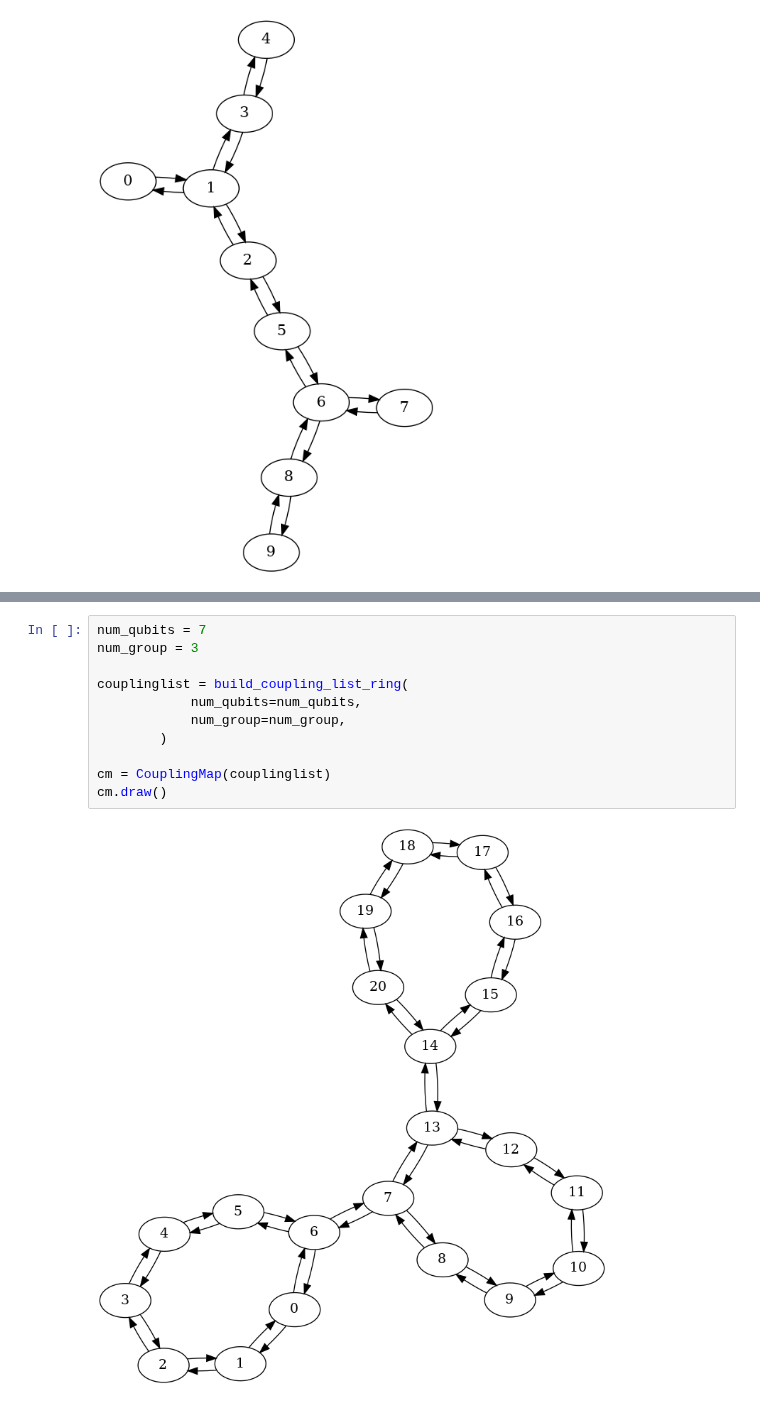
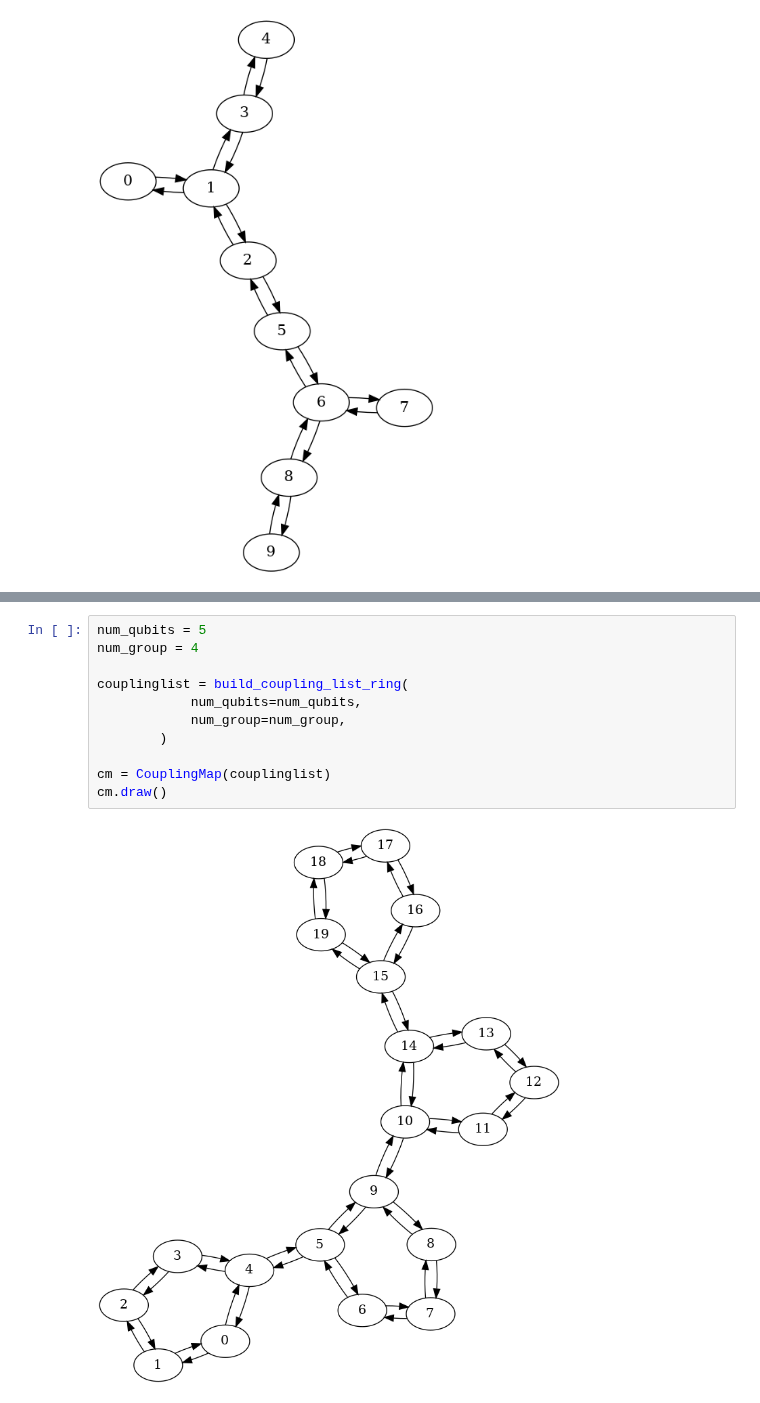
Before and after one commit to natashaval/qubit-mapping-distributed-qc, a Jupyter notebook: 0_generic_backend.ipynb, the cells around one changed output, grey strips where cells are left out. Drawn from its saved outputs; the diff is of its cells as text.

```diff
--- a/0_generic_backend.ipynb
+++ b/0_generic_backend.ipynb
@@ -153,13 +153,13 @@ cm.draw()
 # %%
-num_qubits = 7
-num_group = 3
+num_qubits = 5
+num_group = 4
 
 couplinglist = build_coupling_list_ring(
             num_qubits=num_qubits,
             num_group=num_group,
         )
 
 cm = CouplingMap(couplinglist)
 cm.draw()
 # %% [output]
-[figure, old version]
+[figure, new version]
```
Also changed, not shown: parts of 1 cell of this notebook, 5 other files.
